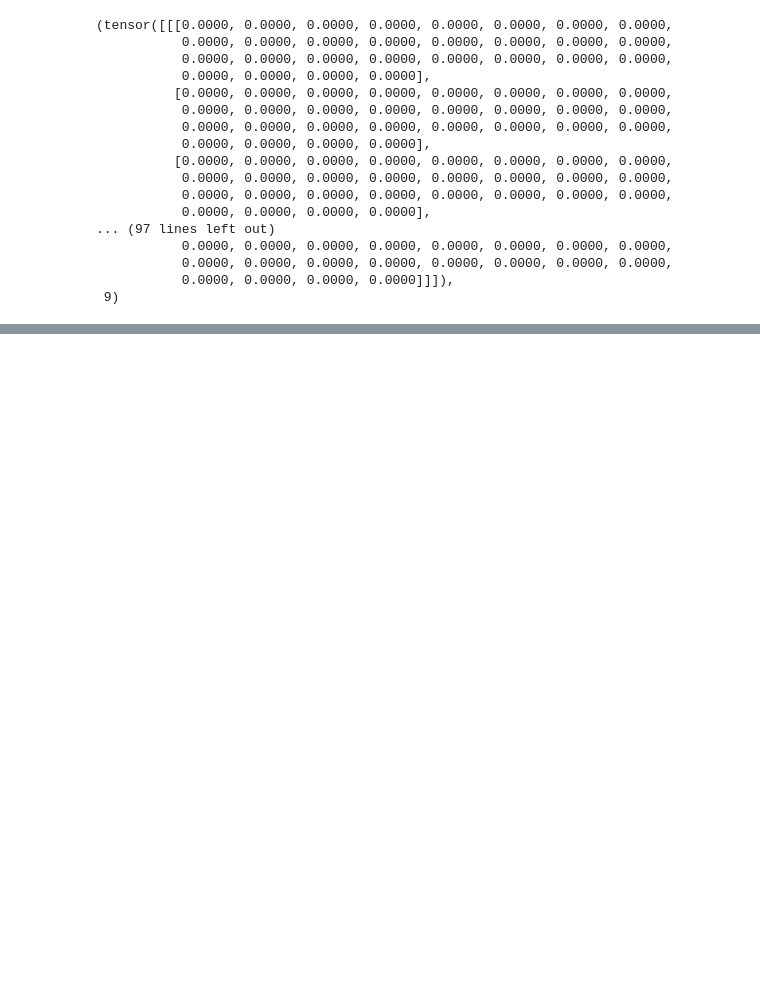
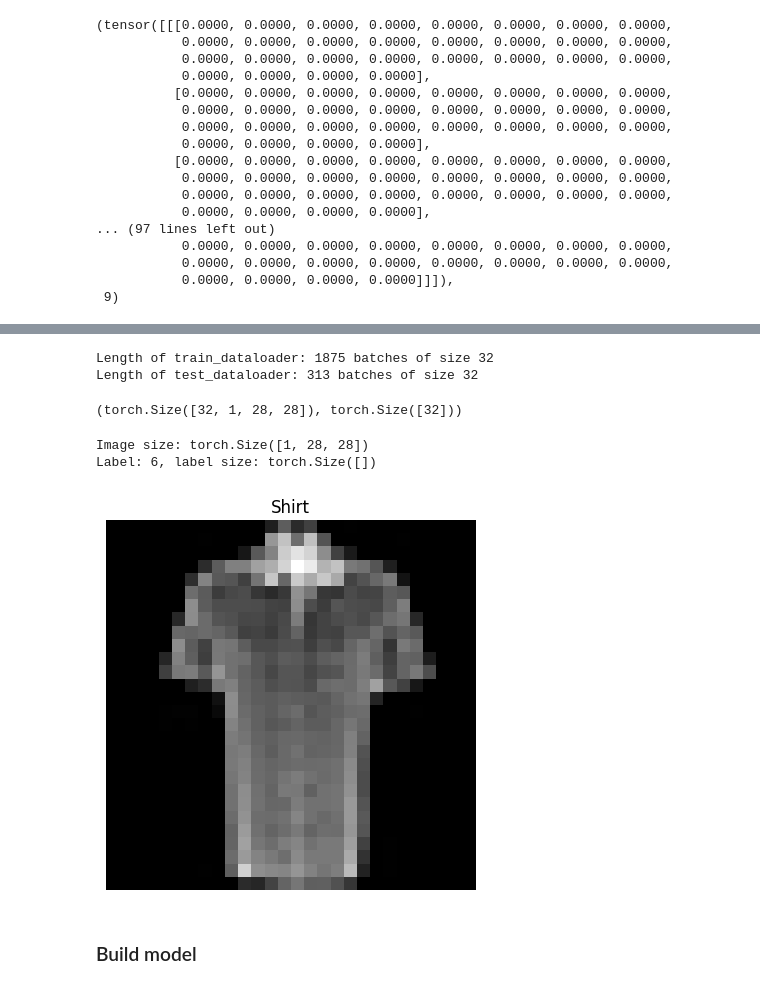
Before and after one commit to chonghao-t/learning-pytorch, a Jupyter notebook: Learning PyTorch/04. Computer Vision.ipynb, the cells around one changed output, grey strips where cells are left out. Cells and saved outputs as stored; diff of their text form; code cells hidden in the pictures; blank space fills up the shorter version.

```diff
--- a/Learning PyTorch/04. Computer Vision.ipynb
+++ b/Learning PyTorch/04. Computer Vision.ipynb
@@ -135,0 +174,45 @@ Image label: Ankle boot
+# %%
+from torch.utils.data import DataLoader
+
+# Batch size hyperparameter
+BATCH_SIZE = 32   # default batch size is 1
+
+# Turn dataset into batches
+train_dataloader = DataLoader(dataset=train_data,
+                              batch_size=BATCH_SIZE,
+                              shuffle=True)
+
+test_dataloader = DataLoader(dataset=test_data,
+                             batch_size=BATCH_SIZE,
+                             shuffle=False)
+# %%
+print(f"Length of train_dataloader: {len(train_dataloader)} batches of size {BATCH_SIZE}")
+print(f"Length of test_dataloader: {len(test_dataloader)} batches of size {BATCH_SIZE}")
+# %% [output]
+Length of train_dataloader: 1875 batches of size 32
+Length of test_dataloader: 313 batches of size 32
+# %%
+# Look at one batch of the training dataset
+train_features_batch, train_labels_batch = next(iter(train_dataloader))
+train_features_batch.shape, train_labels_batch.shape
+# %% [output]
+(torch.Size([32, 1, 28, 28]), torch.Size([32]))
+# %%
+# Look at one random example in one of the batches
+torch.manual_seed(42)
+
+random_idx = torch.randint(0, len(train_features_batch), size=[1]).item()
+img, label = train_features_batch[random_idx], train_labels_batch[random_idx]
+
+plt.imshow(img.squeeze(), cmap="gray")
+plt.title(class_names[label])
+plt.axis(False)
+
+print(f"Image size: {img.shape}")
+print(f"Label: {label}, label size: {label.shape}")
+# %% [output]
+Image size: torch.Size([1, 28, 28])
+Label: 6, label size: torch.Size([])
+[figure, added]
+# %% [markdown]
+### Build model
```
Also changed, not shown: parts of 13 cells of this notebook, 3 other files.
